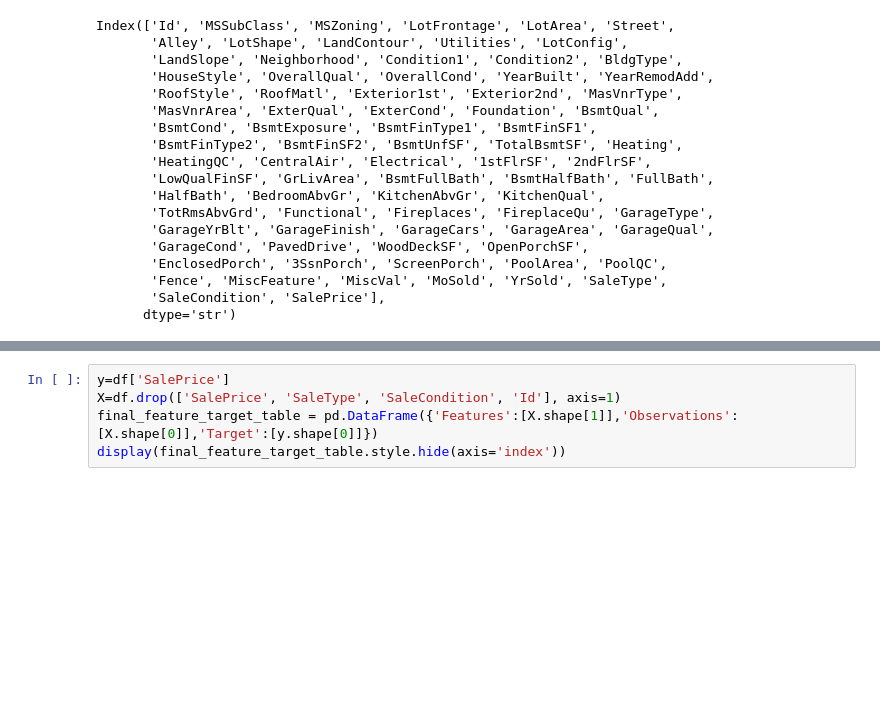
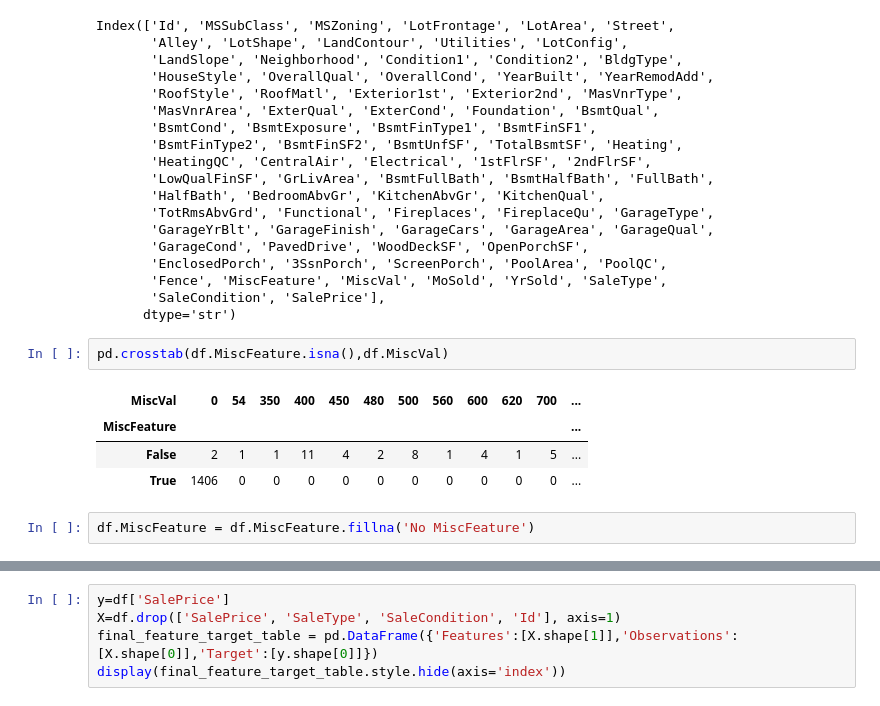
Before and after one commit to Rajneeshjas-ind/ML_Practice, a Jupyter notebook: ames-regression/01_ml_eda.ipynb, the cells around one changed output, grey strips where cells are left out. Saved outputs shown, nothing was run; the diff lists cells and outputs as text; blank space fills up the shorter version.

```diff
--- a/ames-regression/01_ml_eda.ipynb
+++ b/ames-regression/01_ml_eda.ipynb
@@ -156,3 +156,12 @@ Index(['Id', 'MSSubClass', 'MSZoning', 'LotFrontage', 'LotArea', 'Street',
        'Fence', 'MiscFeature', 'MiscVal', 'MoSold', 'YrSold', 'SaleType',
        'SaleCondition', 'SalePrice'],
       dtype='str')
+# %%
+pd.crosstab(df.MiscFeature.isna(),df.MiscVal)
+# %% [output]
+| MiscVal | 0 | 54 | 350 | 400 | 450 | 480 | 500 | 560 | 600 | 620 | 700 | ... |
+| MiscFeature |  |  |  |  |  |  |  |  |  |  |  | ... |
+| False | 2 | 1 | 1 | 11 | 4 | 2 | 8 | 1 | 4 | 1 | 5 | ... |
+| True | 1406 | 0 | 0 | 0 | 0 | 0 | 0 | 0 | 0 | 0 | 0 | ... |
+# %%
+df.MiscFeature = df.MiscFeature.fillna('No MiscFeature')
```
Also changed, not shown: parts of 3 cells of this notebook, 1 other file.
